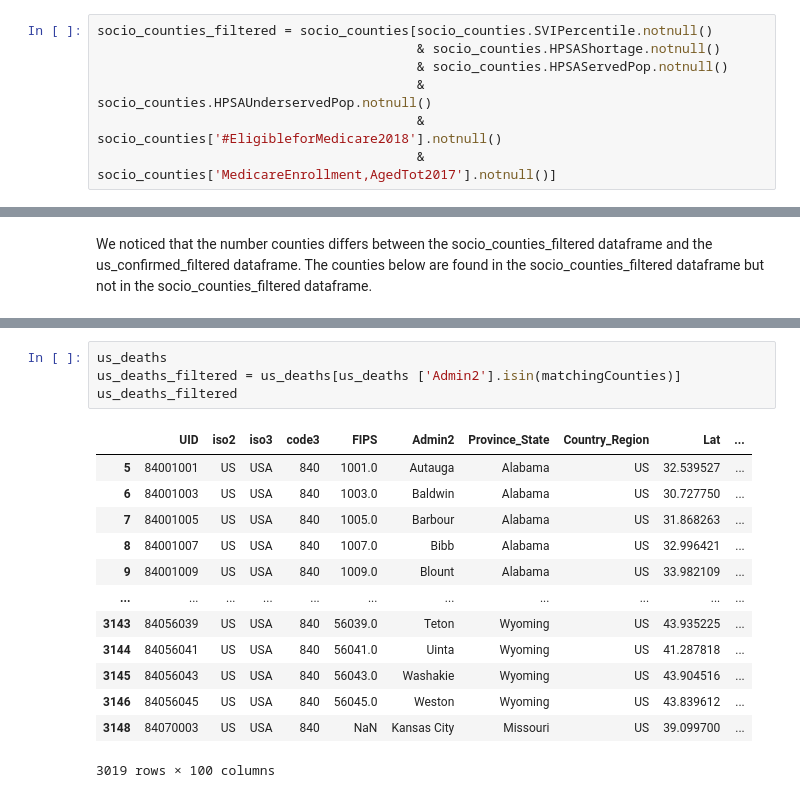
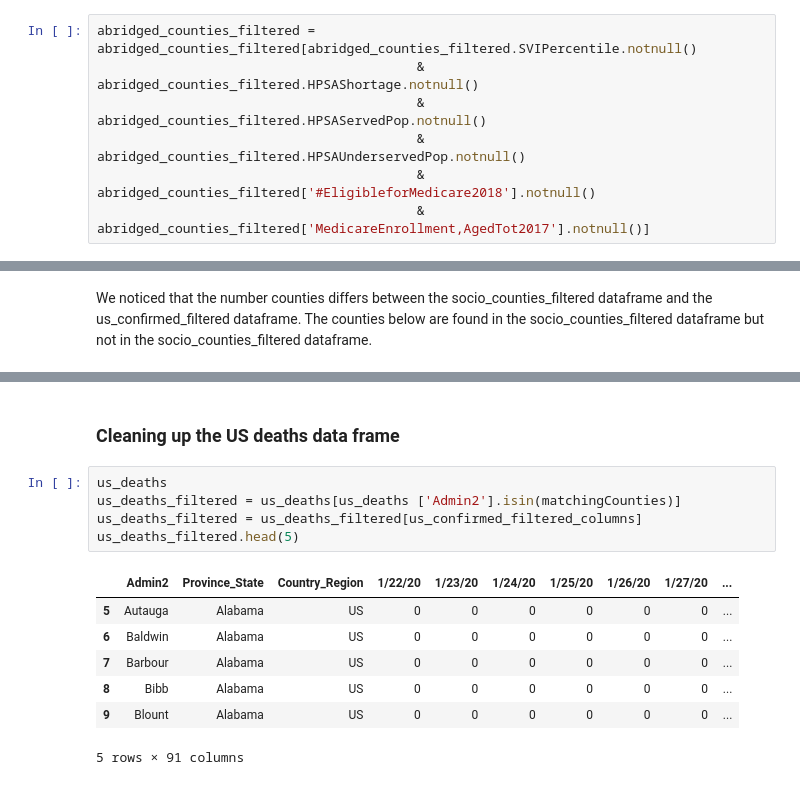
Before and after one commit to Divineechidume/final_DS100_project, a Jupyter notebook: CS 100 Final Project.ipynb, the cells around one changed output, grey strips where cells are left out. Drawn from its saved outputs; the diff is of its cells as text.

```diff
--- a/CS 100 Final Project.ipynb
+++ b/CS 100 Final Project.ipynb
@@ -110,7 +130,7 @@ Notice that even after filtering some of the entries still have null values.....
 # %%
-socio_counties_filtered = socio_counties[socio_counties.SVIPercentile.notnull()
-                                         & socio_counties.HPSAShortage.notnull()
-                                         & socio_counties.HPSAServedPop.notnull()
-                                         & socio_counties.HPSAUnderservedPop.notnull()
-                                         & socio_counties['#EligibleforMedicare2018'].notnull()
-                                         & socio_counties['MedicareEnrollment,AgedTot2017'].notnull()]
+abridged_counties_filtered = abridged_counties_filtered[abridged_counties_filtered.SVIPercentile.notnull()
+                                         & abridged_counties_filtered.HPSAShortage.notnull()
+                                         & abridged_counties_filtered.HPSAServedPop.notnull()
+                                         & abridged_counties_filtered.HPSAUnderservedPop.notnull()
+                                         & abridged_counties_filtered['#EligibleforMedicare2018'].notnull()
+                                         & abridged_counties_filtered['MedicareEnrollment,AgedTot2017'].notnull()]
@@ -276,18 +242,15 @@ set(matchingCounties) - set(us_confirmed_filtered['Admin2'].to_list())
+# %% [markdown]
+### Cleaning up the US deaths data frame
 # %%
 us_deaths
 us_deaths_filtered = us_deaths[us_deaths ['Admin2'].isin(matchingCounties)]
-us_deaths_filtered
+us_deaths_filtered = us_deaths_filtered[us_confirmed_filtered_columns]
+us_deaths_filtered.head(5)
 # %% [output]
-|  | UID | iso2 | iso3 | code3 | FIPS | Admin2 | Province_State | Country_Region | Lat | ... |
-| 5 | 84001001 | US | USA | 840 | 1001.0 | Autauga | Alabama | US | 32.539527 | ... |
-| 6 | 84001003 | US | USA | 840 | 1003.0 | Baldwin | Alabama | US | 30.727750 | ... |
-| 7 | 84001005 | US | USA | 840 | 1005.0 | Barbour | Alabama | US | 31.868263 | ... |
-| 8 | 84001007 | US | USA | 840 | 1007.0 | Bibb | Alabama | US | 32.996421 | ... |
-| 9 | 84001009 | US | USA | 840 | 1009.0 | Blount | Alabama | US | 33.982109 | ... |
-| ... | ... | ... | ... | ... | ... | ... | ... | ... | ... | ... |
-| 3143 | 84056039 | US | USA | 840 | 56039.0 | Teton | Wyoming | US | 43.935225 | ... |
-| 3144 | 84056041 | US | USA | 840 | 56041.0 | Uinta | Wyoming | US | 41.287818 | ... |
-| 3145 | 84056043 | US | USA | 840 | 56043.0 | Washakie | Wyoming | US | 43.904516 | ... |
-| 3146 | 84056045 | US | USA | 840 | 56045.0 | Weston | Wyoming | US | 43.839612 | ... |
-| 3148 | 84070003 | US | USA | 840 | NaN | Kansas City | Missouri | US | 39.099700 | ... |
+|  | Admin2 | Province_State | Country_Region | 1/22/20 | 1/23/20 | 1/24/20 | 1/25/20 | 1/26/20 | 1/27/20 | ... |
+| 5 | Autauga | Alabama | US | 0 | 0 | 0 | 0 | 0 | 0 | ... |
+| 6 | Baldwin | Alabama | US | 0 | 0 | 0 | 0 | 0 | 0 | ... |
+| 7 | Barbour | Alabama | US | 0 | 0 | 0 | 0 | 0 | 0 | ... |
+| 8 | Bibb | Alabama | US | 0 | 0 | 0 | 0 | 0 | 0 | ... |
+| 9 | Blount | Alabama | US | 0 | 0 | 0 | 0 | 0 | 0 | ... |
-3019 rows × 100 columns
+5 rows × 91 columns
```
Also changed, not shown: parts of 32 cells of this notebook.
